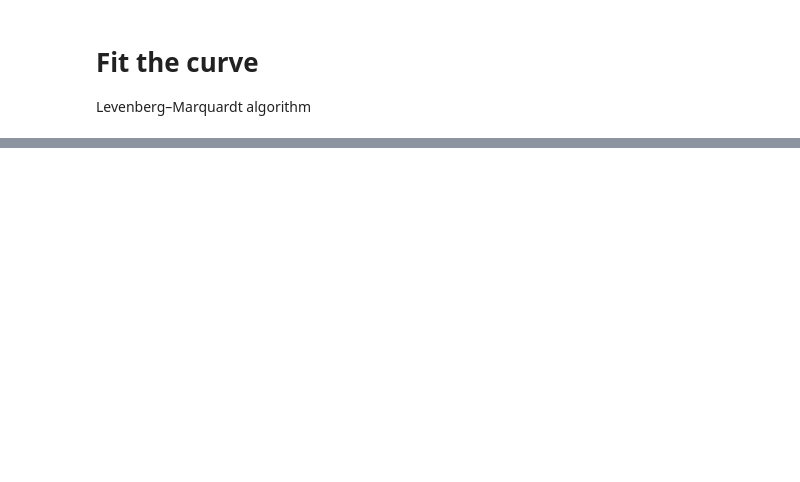
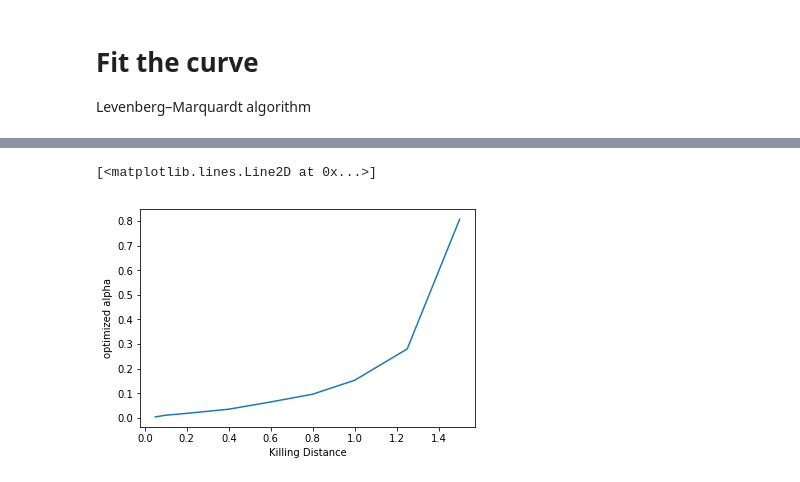
Before and after one commit to barnrang/Tokyo-tech-Exp, a Jupyter notebook: PUBG/Population Sim.ipynb, the cells around one changed output, grey strips where cells are left out. Cells and saved outputs as stored; diff of their text form; code cells hidden in the pictures; blank space fills up the shorter version.

```diff
--- a/PUBG/Population Sim.ipynb
+++ b/PUBG/Population Sim.ipynb
@@ -183,0 +195,74 @@ array([0.05194679])
+# %%
+test_dist = [0.05,0.1,0.2,0.4,0.6,0.8,1.0,1.25,1.5]
+opt_param = []
+for i in test_dist:
+    ACTOR_NUM = 100
+    ADVANTAGE_NUM = 100
+
+    SQ_FIELD_WIDTH = 10
+    R_RESTRICT = 5
+
+    KILLING_DISTANCE = i
+
+    actor_list = [PlayerActor(SQ_FIELD_WIDTH, ADVANTAGE_NUM, i) for i in range(ACTOR_NUM)]
+    advantage_points = np.random.uniform(-SQ_FIELD_WIDTH/2, SQ_FIELD_WIDTH/2, size=(ADVANTAGE_NUM, 2))
+    advantage_points[-1] = [0,0] # Let's make it center
+    advantage_points_met = [False for _ in range(ADVANTAGE_NUM)]
+    counter = 0
+    survive_num = []
+
+    def massecre():
+        global actor_list, killing_list
+        positions = np.array(list(map(lambda x: x.pos, actor_list)))
+        index_random = np.random.permutation(len(actor_list))
+        alive = [True for _ in range(len(actor_list))]
+        for i in index_random:
+            if not alive[i]:
+                continue
+            for j in index_random:
+                if not alive[j] or i == j:
+                    continue
+                if np.linalg.norm(positions[i] - positions[j]) < KILLING_DISTANCE:
+                    sum_power = actor_list[i].power + actor_list[j].power
+                    to_live, to_die = np.random.choice([i,j], size=2, replace=False, \
+                        p=[float(actor_list[i].power)/sum_power, float(actor_list[j].power)/sum_power])
+                    actor_list[to_live].power = max(actor_list[to_live].power - 30, 50)
+                    alive[to_die] = False
+                    actor_list[to_live].kill += 1
+
+        actor_list = list(compress(actor_list, alive))
+
+
+
+
+    def render():
+        global R_RESTRICT, counter, actor_list, survive_num, advantage_points_met
+
+        R_RESTRICT = np.sqrt(Area(counter) / np.pi)
+
+        for i in np.random.permutation(len(actor_list)):
+            actor_list[i].move(R_RESTRICT, advantage_points)
+            actor_list[i].check_advantage_point(advantage_points, advantage_points_met)
+
+
+        if counter != 0:
+            massecre()
+        counter += 1
+
+        return len(actor_list)
+
+    counter = 0
+    no_people = []
+    for j in range(300):
+        no_people.append(render())
+
+    no_people = np.array(no_people)
+    opt, _ = curve_fit(N_fit, np.arange(300), no_people, p0=(0.05))
+    opt_param.append(opt[0])
+
+plt.xlabel('Killing Distance')
+plt.ylabel('optimized alpha')
+plt.plot(test_dist, opt_param)
+# %% [output]
+[<matplotlib.lines.Line2D at 0x...>]
+[figure, added]
```
Also changed, not shown: parts of 10 cells of this notebook, 3 other files.
